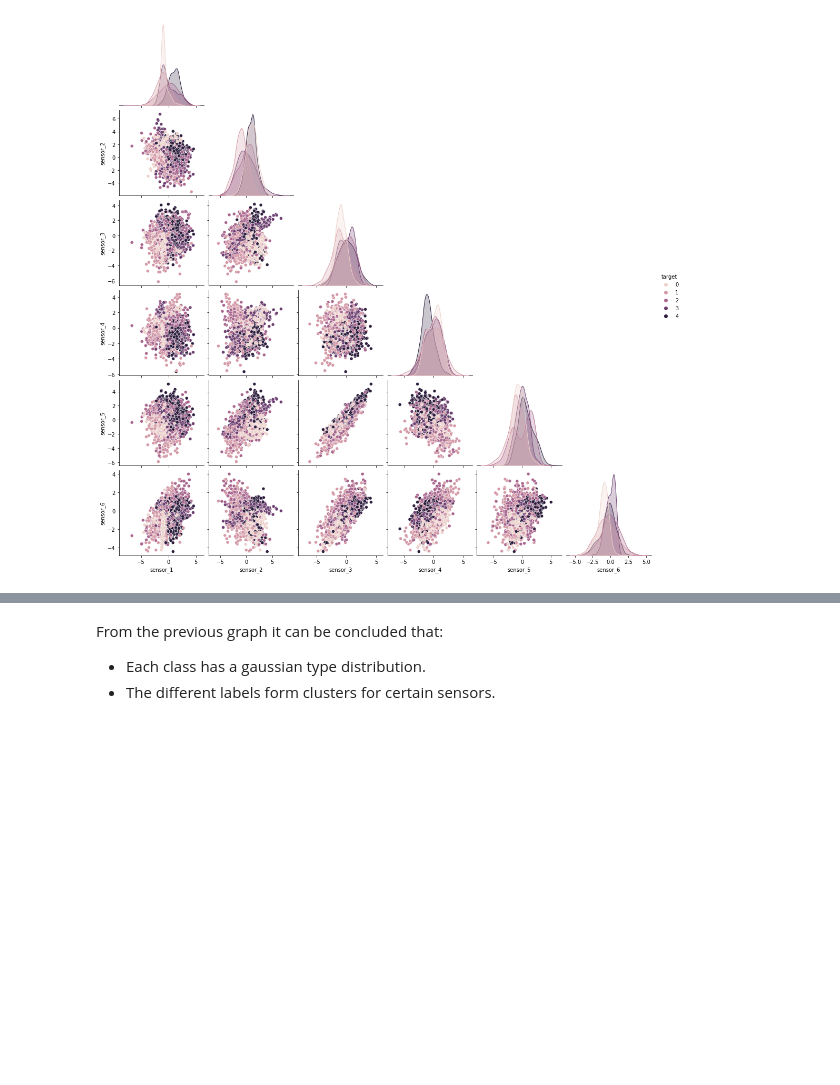
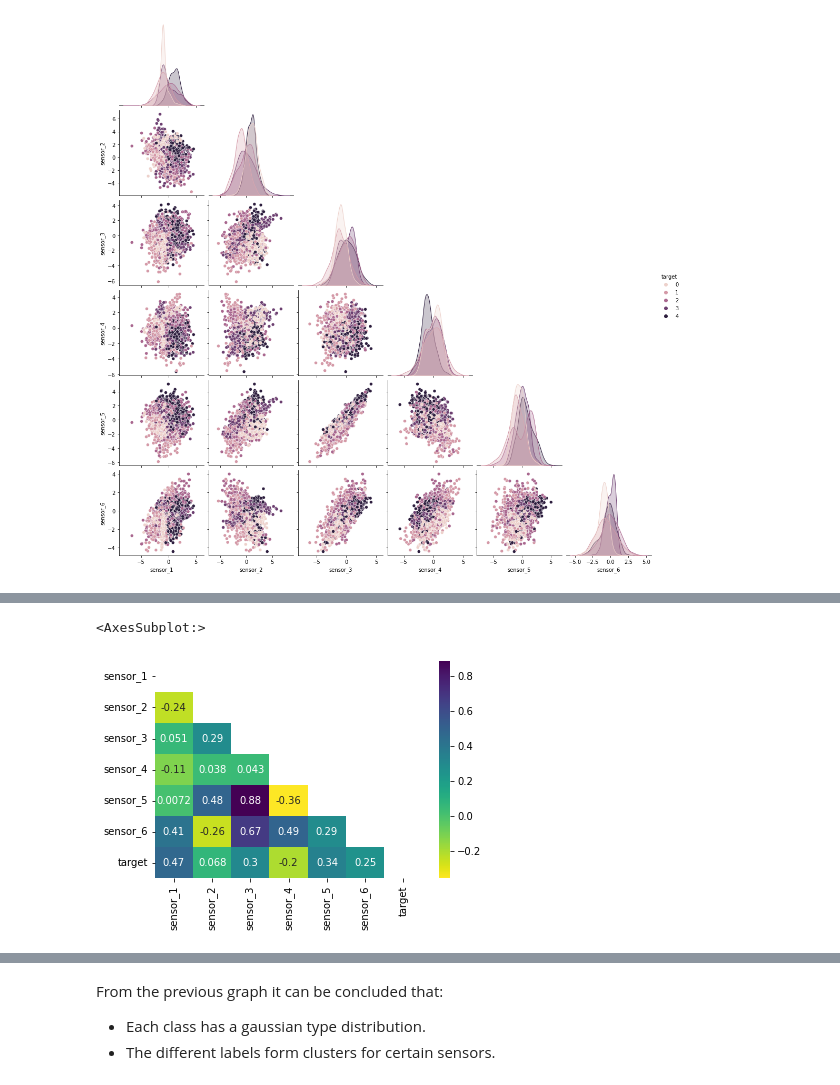
Before and after one commit to MarkusHumetus/Hackathon_Talent_Squad, a Jupyter notebook: main.ipynb, the cells around one changed output, grey strips where cells are left out. Drawn from its saved outputs; the diff is of its cells as text; code cells hidden in the pictures; blank space fills up the shorter version.

```diff
--- a/main.ipynb
+++ b/main.ipynb
@@ -104,3 +115,11 @@ sns.pairplot(space_X_train, corner=True,hue='target')
+# %%
+# Getting the Upper Triangle of the co-relation matrix
+matrix = np.triu(space_X_train.corr())
+
+sns.heatmap(space_X_train.corr(), annot=True, cmap='viridis_r', mask=matrix)
+# %% [output]
+<AxesSubplot:>
+[figure, added]
 # %%
 import plotly.express as px
 
```
Also changed, not shown: parts of 2 cells of this notebook.
